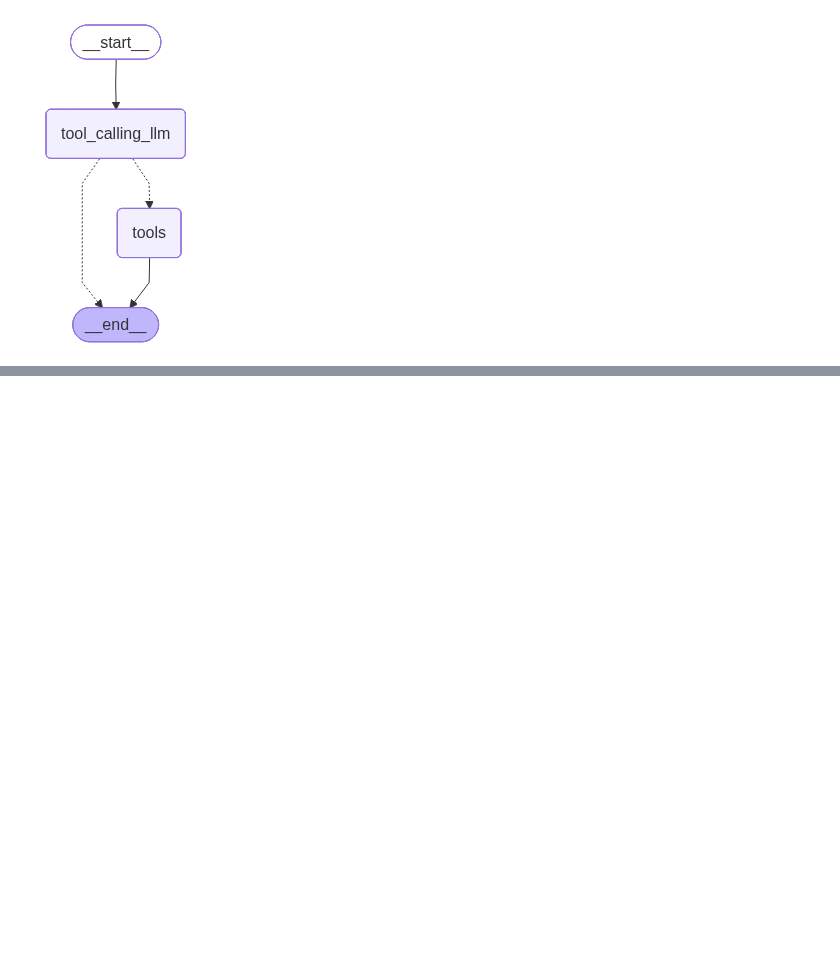
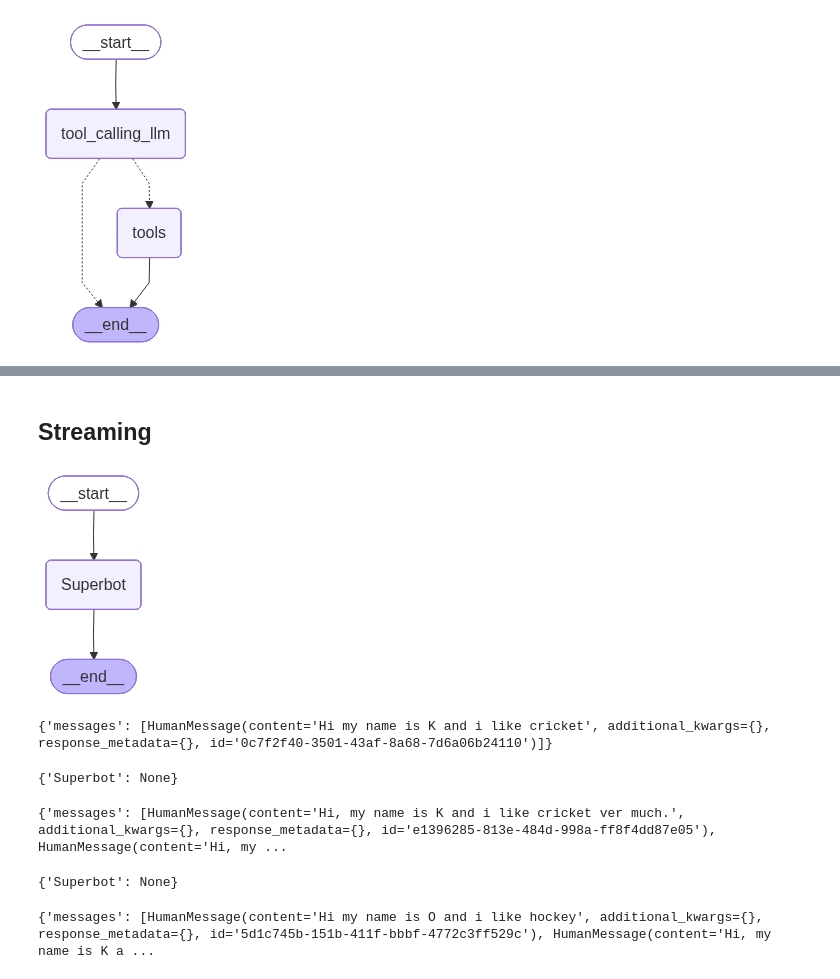
Before and after one commit to Nitin-0721/Learning_Agentic-Ai, a Jupyter notebook: Langgraph/1-basicChatbot.ipynb, the cells around one changed output, grey strips where cells are left out. Drawn from its saved outputs; the diff is of its cells as text; code cells hidden in the pictures; blank space fills up the shorter version.

```diff
--- a/Langgraph/1-basicChatbot.ipynb
+++ b/Langgraph/1-basicChatbot.ipynb
@@ -243,0 +336,58 @@ Name: multiply
+# %% [markdown]
+## Streaming ##
+# %%
+from langgraph.checkpoint.memory import MemorySaver
+memory = MemorySaver()
+# %%
+def superbot(state:State):
+    return {"message":[llm.invoke(state["messages"])]}
+# %%
+graph = StateGraph(State)
+
+##node
+graph.add_node("Superbot",superbot)
+##edges
+
+graph.add_edge(START,"Superbot")
+graph.add_edge("Superbot",END)
+
+graph_builder=graph.compile(checkpointer=memory)
+
+##display
+from IPython.display import Image, display
+display(Image(graph_builder.get_graph().draw_mermaid_png()))
+# %% [output]
+[figure, added]
+# %%
+##Invocation
+
+config = {"configurable":{"thread_id":"1"}}
+graph_builder.invoke({"messages":"Hi my name is K and i like cricket"},config)
+# %% [output]
+{'messages': [HumanMessage(content='Hi my name is K and i like cricket', additional_kwargs={}, response_metadata={}, id='0c7f2f40-3501-43af-8a68-7d6a06b24110')]}
+# %%
+#create a thread
+config = {"configurable":{"thread_id":"3"}}
+
+for chunk in graph_builder.stream({"messages":"Hi, my name is K and i like cricket ver much."},config, stream_mode = "updates"):
+    print(chunk)
+# %% [output]
+{'Superbot': None}
+# %%
+for chunk in graph_builder.stream({"messages":"Hi, my name is K and i like cricket ver much."},config, stream_mode = "values"):
+    print(chunk)
+# %% [output]
+{'messages': [HumanMessage(content='Hi, my name is K and i like cricket ver much.', additional_kwargs={}, response_metadata={}, id='e1396285-813e-484d-998a-ff8f4dd87e05'), HumanMessage(content='Hi, my ...
+# %%
+#create a thread
+config = {"configurable":{"thread_id":"4"}}
+
+for chunk in graph_builder.stream({"messages":"Hi, my name is K and i like cricket very much."},config, stream_mode = "updates"):
+    print(chunk)
+# %% [output]
+{'Superbot': None}
+# %%
+for chunk in graph_builder.stream({"messages":"I also like football"},config,stream_mode="values"):
+    print(chunk)
+# %% [output]
+{'messages': [HumanMessage(content='Hi my name is O and i like hockey', additional_kwargs={}, response_metadata={}, id='5d1c745b-151b-411f-bbbf-4772c3ff529c'), HumanMessage(content='Hi, my name is K a ...
```
Also changed, not shown: parts of 14 cells of this notebook, 7 other files.
